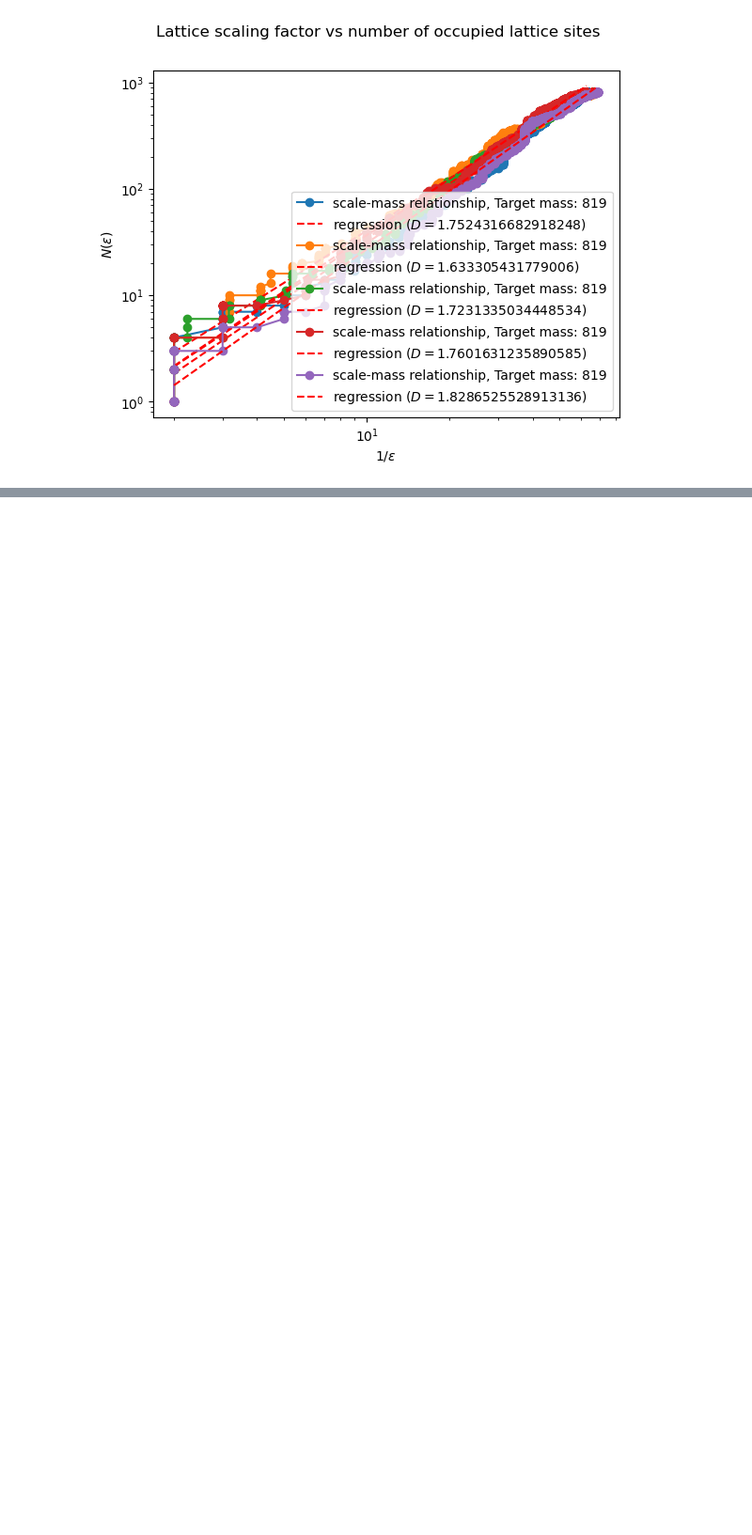
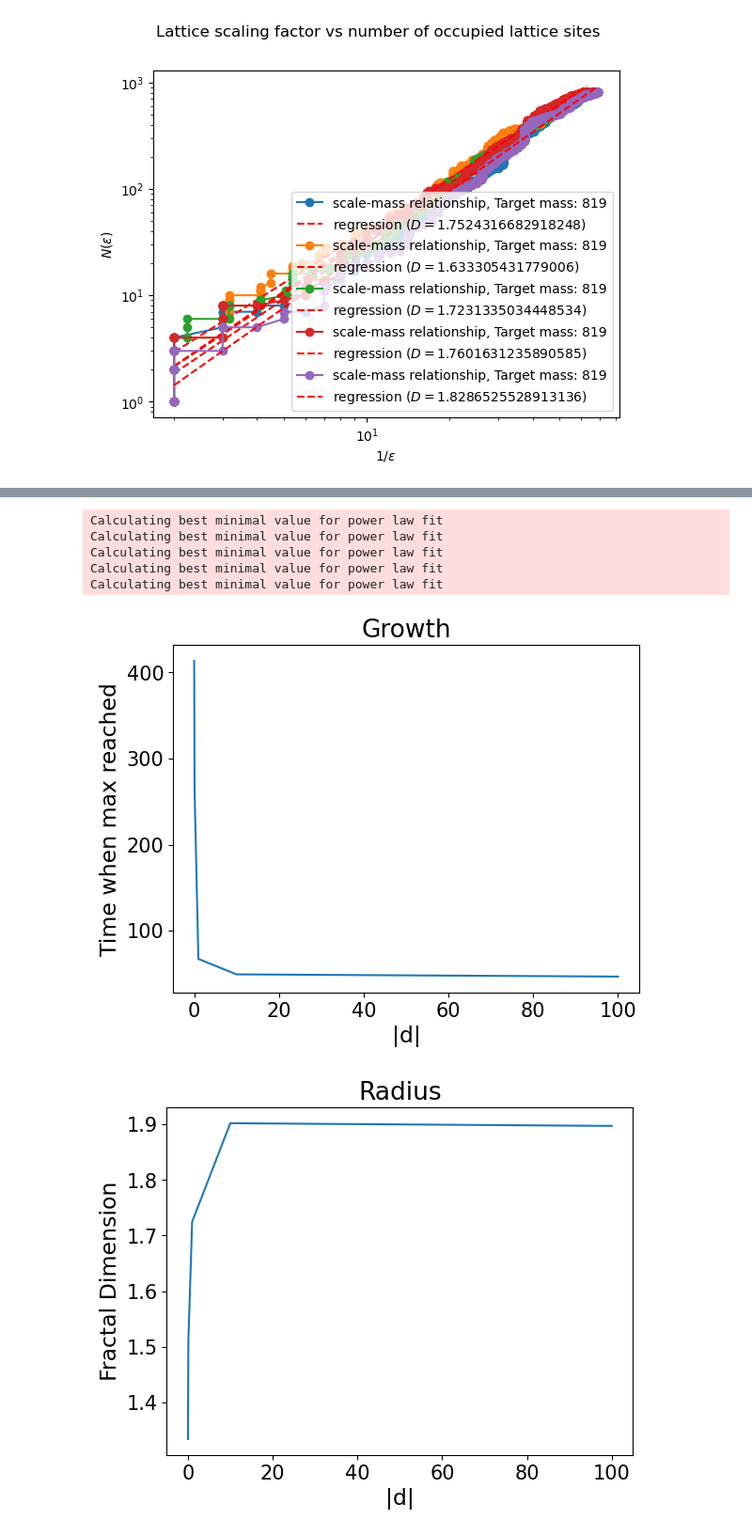
Before and after one commit to mboyan/complex-system-simulation, a Jupyter notebook: Project/Code/ProjectNotebook.ipynb, the cells around one changed output, grey strips where cells are left out. Shown at 94% size. Drawn from its saved outputs; the diff is of its cells as text; code cells hidden in the pictures; blank space fills up the shorter version.

Commit message:
made environmental analysis, plotted list 2

```diff
--- a/Project/Code/ProjectNotebook.ipynb
+++ b/Project/Code/ProjectNotebook.ipynb
@@ -248,0 +268,10 @@ plt.show()
+# %%
+ds.plot_environmental_params(sim_results, plot_sun=False, plot_drift_norm=True, growth=True, fdr=True, fdc=True, branch=True)
+# %% [output]
+Calculating best minimal value for power law fit
+Calculating best minimal value for power law fit
+Calculating best minimal value for power law fit
+Calculating best minimal value for power law fit
+Calculating best minimal value for power law fit
+[figure, added]
+[figure, added]
```
Also changed, not shown: parts of 6 cells of this notebook, 3 other files.
